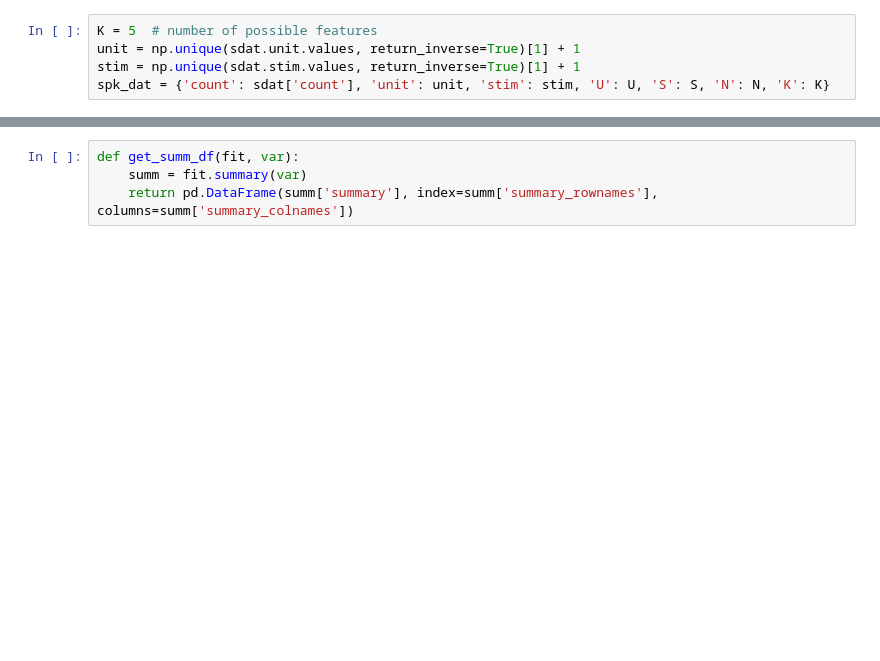
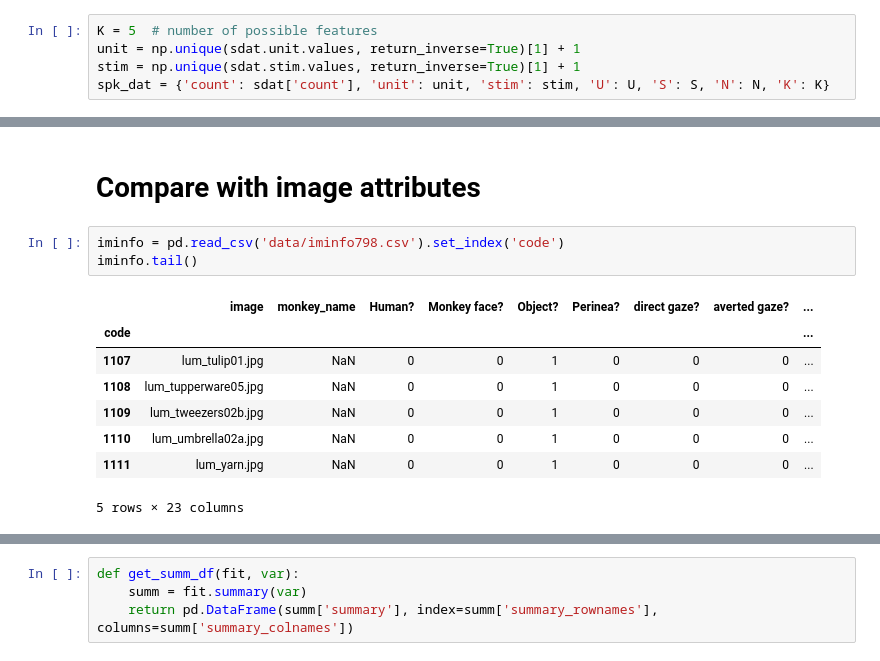
Before and after one commit to pearsonlab/utevsky2016, a Jupyter notebook: sparse_bayes_model.ipynb, the cells around one changed output, grey strips where cells are left out. Cells and saved outputs as stored; diff of their text form; blank space fills up the shorter version.

```diff
--- a/sparse_bayes_model.ipynb
+++ b/sparse_bayes_model.ipynb
@@ -83,0 +132,14 @@ sm = pystan.StanModel(file='factor.stan')
+# %% [markdown]
+# Compare with image attributes
+# %%
+iminfo = pd.read_csv('data/iminfo798.csv').set_index('code')
+iminfo.tail()
+# %% [output]
+|  | image | monkey_name | Human? | Monkey face? | Object? | Perinea? | direct gaze? | averted gaze? | ... |
+| code |  |  |  |  |  |  |  |  | ... |
+| 1107 | lum_tulip01.jpg | NaN | 0 | 0 | 1 | 0 | 0 | 0 | ... |
+| 1108 | lum_tupperware05.jpg | NaN | 0 | 0 | 1 | 0 | 0 | 0 | ... |
+| 1109 | lum_tweezers02b.jpg | NaN | 0 | 0 | 1 | 0 | 0 | 0 | ... |
+| 1110 | lum_umbrella02a.jpg | NaN | 0 | 0 | 1 | 0 | 0 | 0 | ... |
+| 1111 | lum_yarn.jpg | NaN | 0 | 0 | 1 | 0 | 0 | 0 | ... |
+5 rows × 23 columns
```
Also changed, not shown: parts of 27 cells of this notebook.
